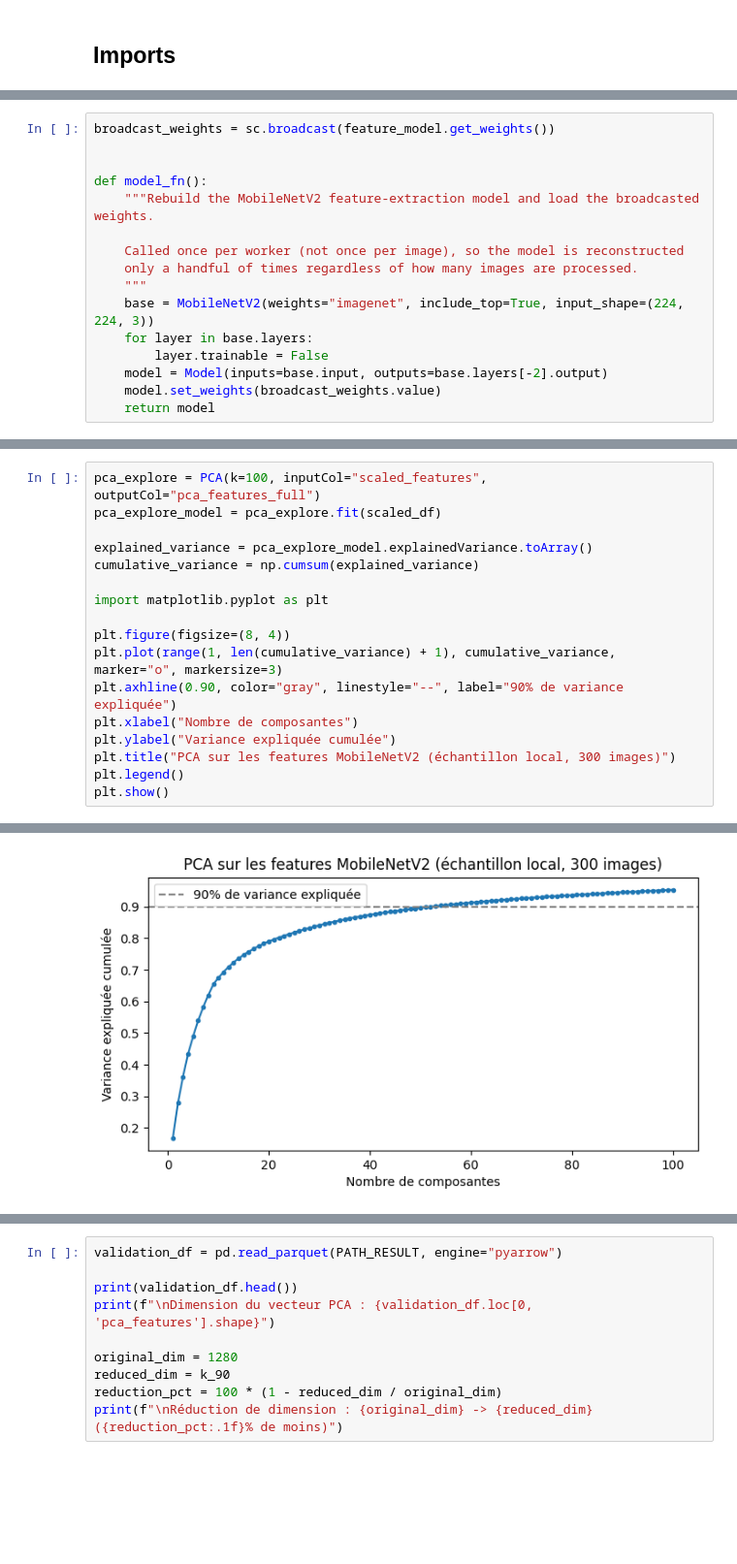
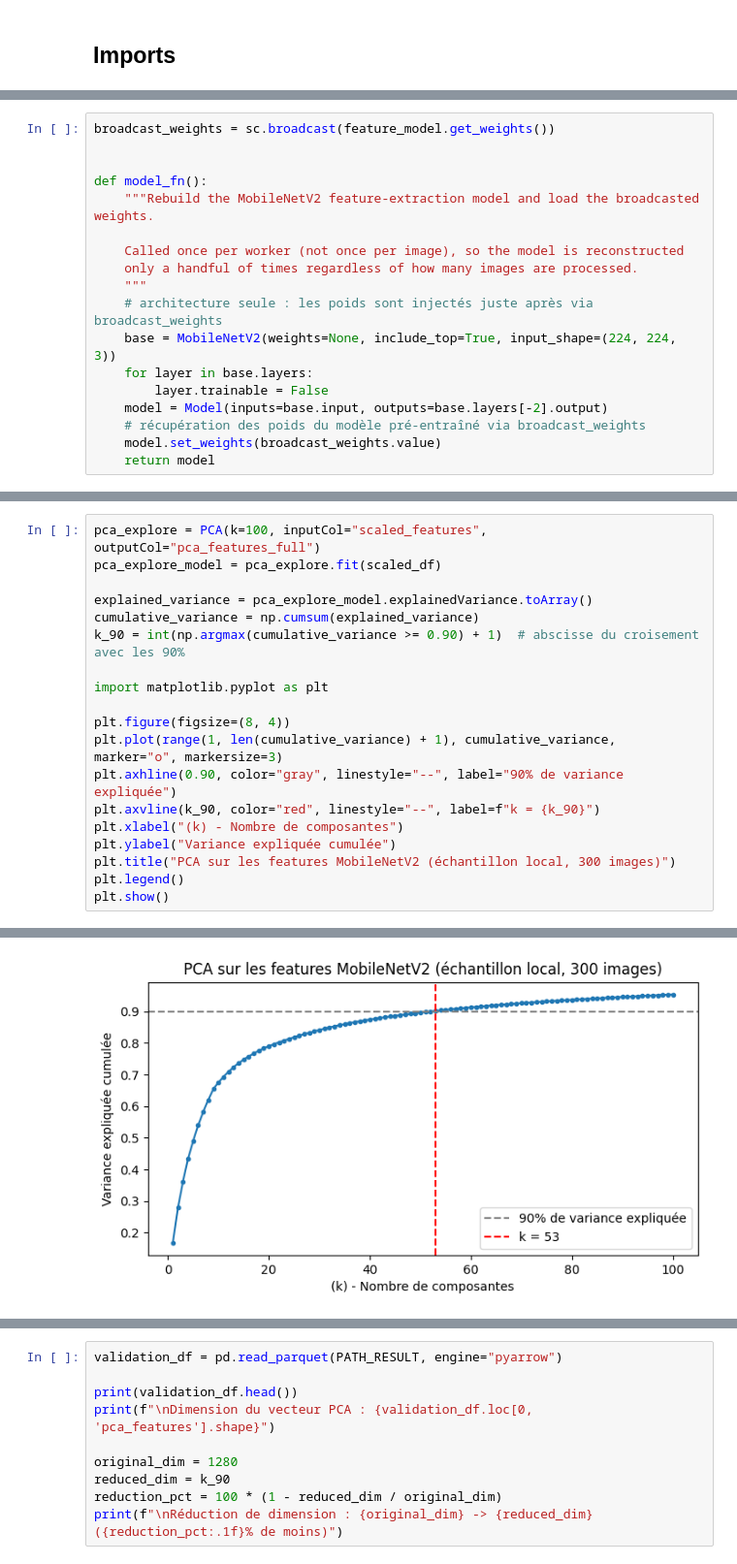
Before and after one commit to Oxelie/P11_Fruits_BigData, a Jupyter notebook: notebooks/01_pipeline_local.ipynb, the cells around one changed output, grey strips where cells are left out. Shown at 97% size. Drawn from its saved outputs; the diff is of its cells as text; blank space fills up the shorter version.

```diff
--- a/notebooks/01_pipeline_local.ipynb
+++ b/notebooks/01_pipeline_local.ipynb
@@ -273,10 +275,12 @@ def model_fn():
     Called once per worker (not once per image), so the model is reconstructed
     only a handful of times regardless of how many images are processed.
     """
-    base = MobileNetV2(weights="imagenet", include_top=True, input_shape=(224, 224, 3))
+    # architecture seule : les poids sont injectés juste après via broadcast_weights
+    base = MobileNetV2(weights=None, include_top=True, input_shape=(224, 224, 3))
     for layer in base.layers:
         layer.trainable = False
     model = Model(inputs=base.input, outputs=base.layers[-2].output)
+    # récupération des poids du modèle pré-entraîné via broadcast_weights
     model.set_weights(broadcast_weights.value)
     return model
 # %% [markdown]
@@ -433,13 +466,15 @@ pca_explore_model = pca_explore.fit(scaled_df)
 
 explained_variance = pca_explore_model.explainedVariance.toArray()
 cumulative_variance = np.cumsum(explained_variance)
+k_90 = int(np.argmax(cumulative_variance >= 0.90) + 1)  # abscisse du croisement avec les 90%
 
 import matplotlib.pyplot as plt
 
 plt.figure(figsize=(8, 4))
 plt.plot(range(1, len(cumulative_variance) + 1), cumulative_variance, marker="o", markersize=3)
 plt.axhline(0.90, color="gray", linestyle="--", label="90% de variance expliquée")
-plt.xlabel("Nombre de composantes")
+plt.axvline(k_90, color="red", linestyle="--", label=f"k = {k_90}")
+plt.xlabel("(k) - Nombre de composantes")
 plt.ylabel("Variance expliquée cumulée")
 plt.title("PCA sur les features MobileNetV2 (échantillon local, 300 images)")
 plt.legend()
@@ -451,2 +483,2 @@ plt.show()
-[figure, old version]
+[figure, new version]
 # %%
```
Also changed, not shown: parts of 45 cells of this notebook.
